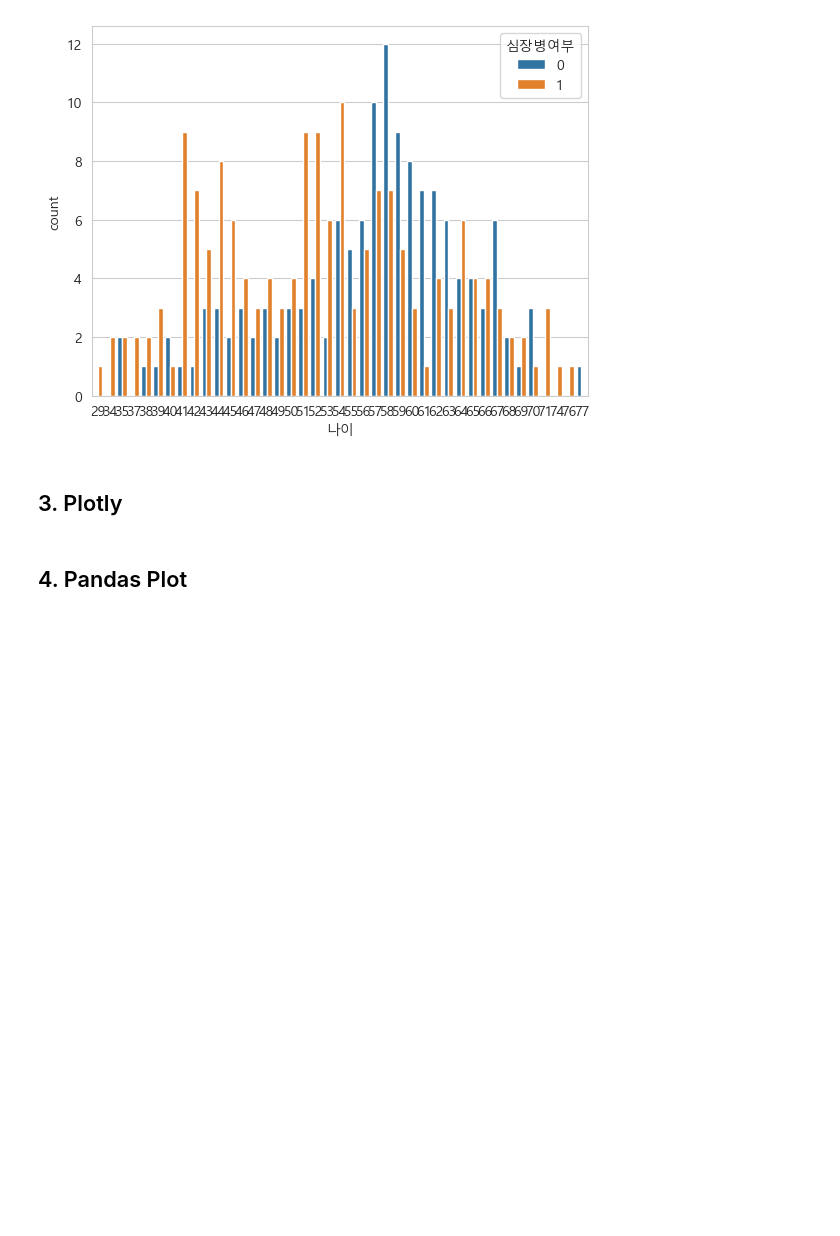
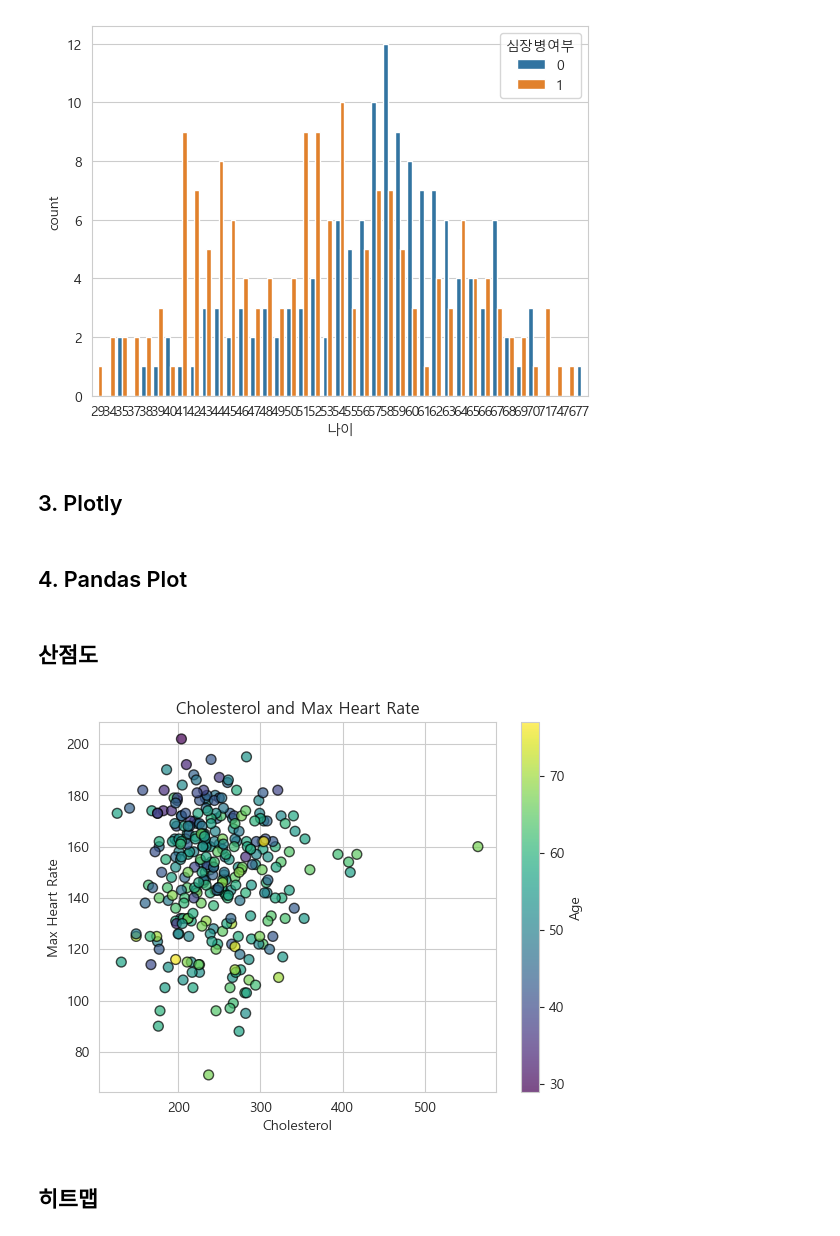
Before and after one commit to worldoftoddl/AICE-Associate-Study, a Jupyter notebook: 탐색적 데이터 분석 (시각화).ipynb, the cells around one changed output. Drawn from its saved outputs; the diff is of its cells as text; code cells hidden in the pictures; blank space fills up the shorter version.

```diff
--- a/탐색적 데이터 분석 (시각화).ipynb
+++ b/탐색적 데이터 분석 (시각화).ipynb
@@ -278,3 +284,33 @@ fig.update_layout(title='매출 추이', xaxis_title='날짜', yaxis_title='매
 fig.show()
 # %% [markdown]
 ## 4. Pandas Plot
+# %% [markdown]
+## 산점도
+# %%
+import pandas as pd
+import matplotlib.pyplot as plt
+
+data = pd.read_csv("datasets/heart.csv")
+
+# 산점도 생성
+plt.scatter(
+    data['chol'],            # X축: 콜레스테롤 값
+    data['thalachh'],         # Y축: 최대 심박수
+    c=data['age'],           # 점 색상: 나이
+    s=50,                    # 점 크기 (고정)
+    alpha=0.7,               # 점 투명도
+    cmap='viridis',          # 색상 맵
+    edgecolor='black'        # 점 테두리 색상
+)
+
+# 그래프 꾸미기
+plt.title("Cholesterol and Max Heart Rate")  # 그래프 제목
+plt.xlabel("Cholesterol")                   # X축 이름
+plt.ylabel("Max Heart Rate")                # Y축 이름
+plt.colorbar(label="Age")                   # 색상 범례 추가
+plt.grid(True)                              # 격자 표시
+plt.show()                                  # 그래프 출력
+# %% [output]
+[figure, added]
+# %% [markdown]
+## 히트맵
```
Also changed, not shown: parts of 16 cells of this notebook.
